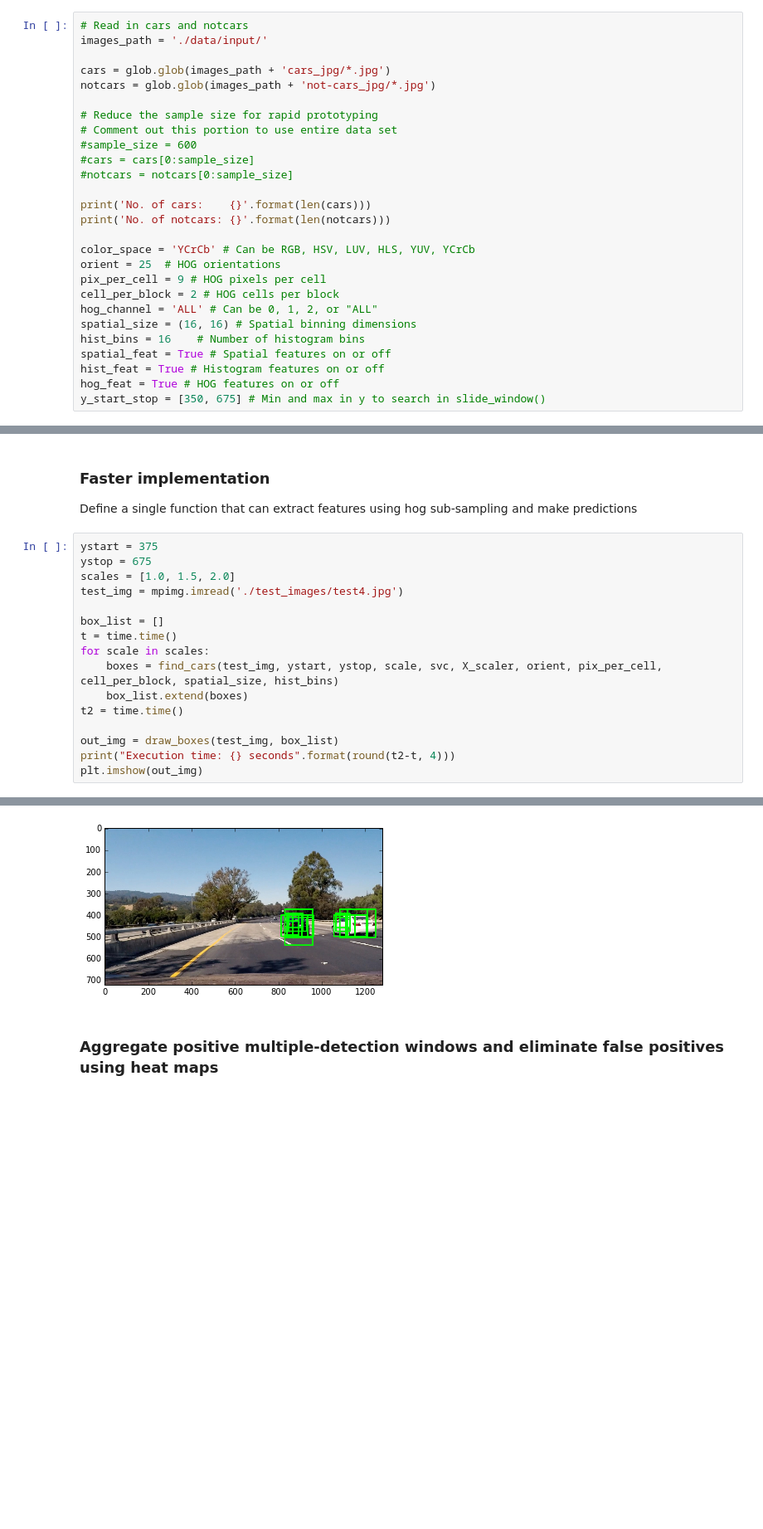
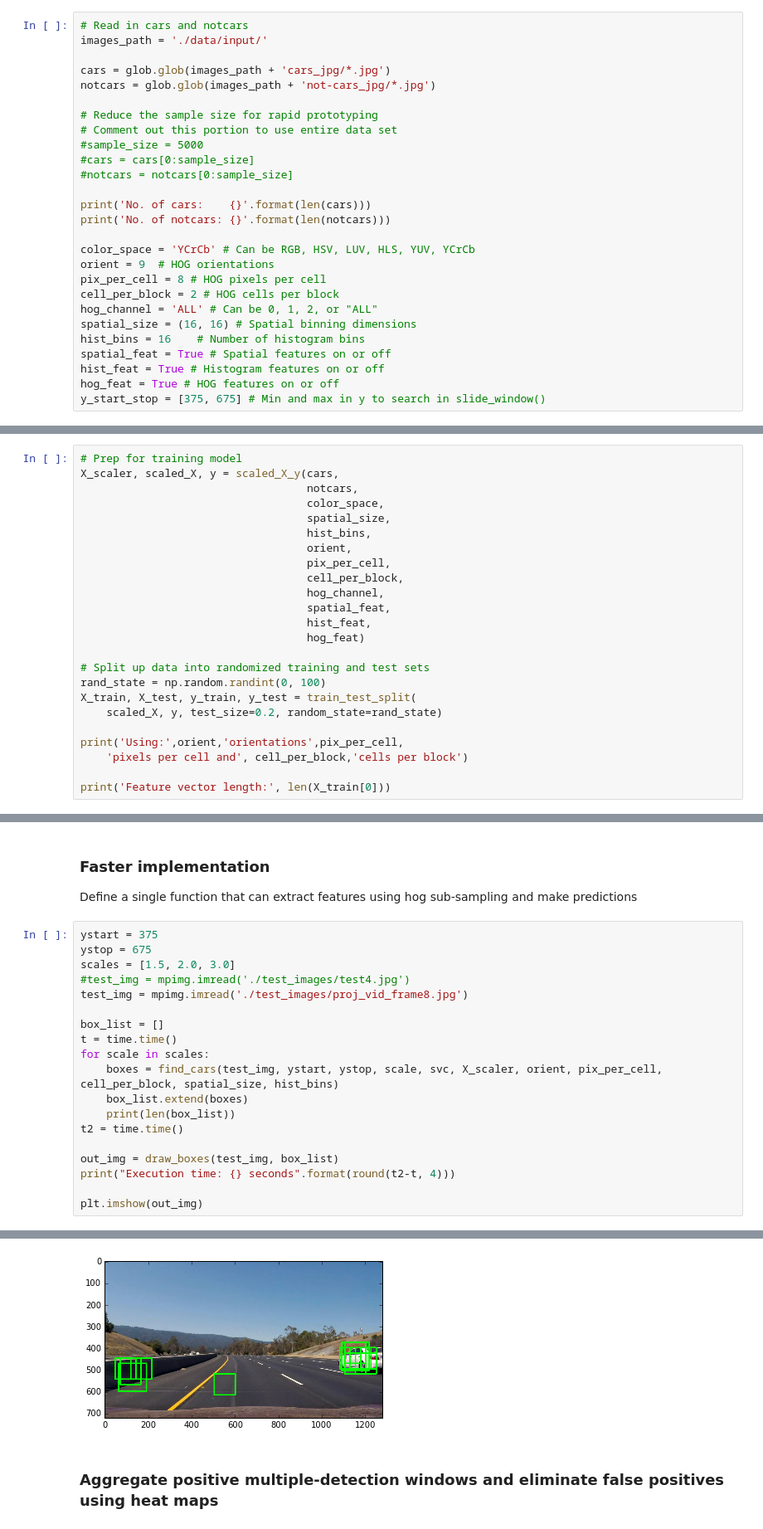
Before and after one commit to allen8r/sdc-vehicle-detection-tracking, a Jupyter notebook: detect-cars.ipynb, the cells around one changed output, grey strips where cells are left out. Shown at 83% size. Saved outputs shown, nothing was run; the diff lists cells and outputs as text; blank space fills up the shorter version.

Commit message:
WIP - Add car detection pipeline. Detection picks up quite a few false positives, mostly on the left side of the road where the median barrier is from the test video.

```diff
--- a/detect-cars.ipynb
+++ b/detect-cars.ipynb
@@ -31,7 +30,7 @@ notcars = glob.glob(images_path + 'not-cars_jpg/*.jpg')
 
 # Reduce the sample size for rapid prototyping
 # Comment out this portion to use entire data set
-#sample_size = 600
+#sample_size = 5000
 #cars = cars[0:sample_size]
 #notcars = notcars[0:sample_size]
 
@@ -39,8 +38,8 @@ print('No. of cars:    {}'.format(len(cars)))
 print('No. of notcars: {}'.format(len(notcars)))
 
 color_space = 'YCrCb' # Can be RGB, HSV, LUV, HLS, YUV, YCrCb
-orient = 25  # HOG orientations
-pix_per_cell = 9 # HOG pixels per cell
+orient = 9  # HOG orientations
+pix_per_cell = 8 # HOG pixels per cell
 cell_per_block = 2 # HOG cells per block
 hog_channel = 'ALL' # Can be 0, 1, 2, or "ALL"
 spatial_size = (16, 16) # Spatial binning dimensions
@@ -48,7 +47,7 @@ hist_bins = 16    # Number of histogram bins
 spatial_feat = True # Spatial features on or off
 hist_feat = True # Histogram features on or off
 hog_feat = True # HOG features on or off
-y_start_stop = [350, 675] # Min and max in y to search in slide_window()
+y_start_stop = [375, 675] # Min and max in y to search in slide_window()
 # %% [output]
 No. of cars:    16741
 No. of notcars: 17036
@@ -102,0 +108,24 @@ Feature vector length: 11616
+# %%
+# Prep for training model
+X_scaler, scaled_X, y = scaled_X_y(cars,
+                                   notcars,
+                                   color_space,
+                                   spatial_size,
+                                   hist_bins,
+                                   orient,
+                                   pix_per_cell,
+                                   cell_per_block,
+                                   hog_channel,
+                                   spatial_feat,
+                                   hist_feat,
+                                   hog_feat)
+
+# Split up data into randomized training and test sets
+rand_state = np.random.randint(0, 100)
+X_train, X_test, y_train, y_test = train_test_split(
+    scaled_X, y, test_size=0.2, random_state=rand_state)
+
+print('Using:',orient,'orientations',pix_per_cell,
+    'pixels per cell and', cell_per_block,'cells per block')
+
+print('Feature vector length:', len(X_train[0]))
@@ -166,18 +206,21 @@ Define a single function that can extract features using hog sub-sampling and ma
 # %%
 ystart = 375
 ystop = 675
-scales = [1.0, 1.5, 2.0]
-test_img = mpimg.imread('./test_images/test4.jpg')
+scales = [1.5, 2.0, 3.0]
+#test_img = mpimg.imread('./test_images/test4.jpg')
+test_img = mpimg.imread('./test_images/proj_vid_frame8.jpg')
 
 box_list = []
 t = time.time()
 for scale in scales:
     boxes = find_cars(test_img, ystart, ystop, scale, svc, X_scaler, orient, pix_per_cell, cell_per_block, spatial_size, hist_bins)
     box_list.extend(boxes)
+    print(len(box_list))
 t2 = time.time()
 
 out_img = draw_boxes(test_img, box_list)
 print("Execution time: {} seconds".format(round(t2-t, 4)))
+
 plt.imshow(out_img)
 # %% [output]
 /home/alau/anaconda3/envs/dl_tf_gpu_1_2/lib/python3.5/site-packages/skimage/feature/_hog.py:119: skimage_deprecation: Default value of `block_norm`==`L1` is deprecated and will be changed to `L2-Hys`  ...
@@ -186,5 +232,5 @@ Execution time: 1.7097 seconds
 <matplotlib.image.AxesImage at 0x...>
-[figure, old version]
+[figure, new version]
 # %% [markdown]
 ### Aggregate positive multiple-detection windows and eliminate false positives using heat maps
 # %%
```
Also changed, not shown: parts of 18 cells of this notebook, 4 other files.
